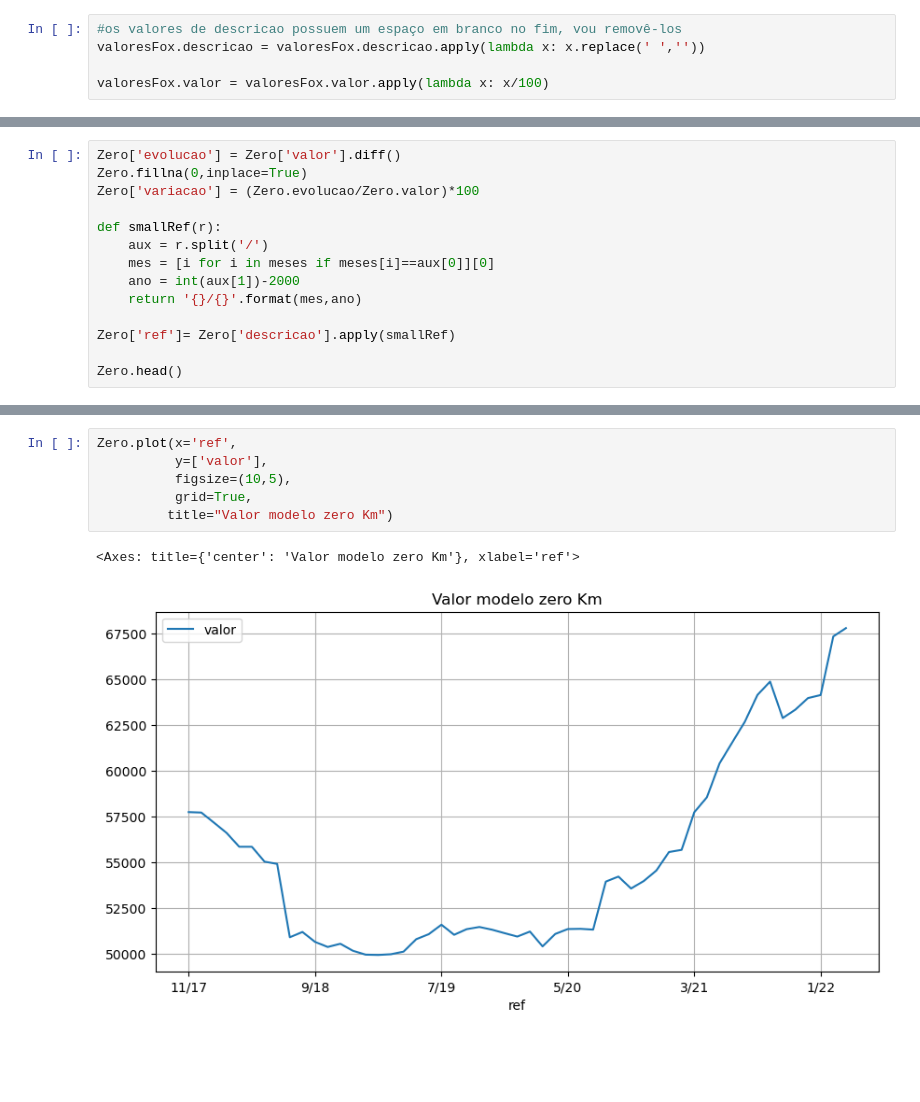
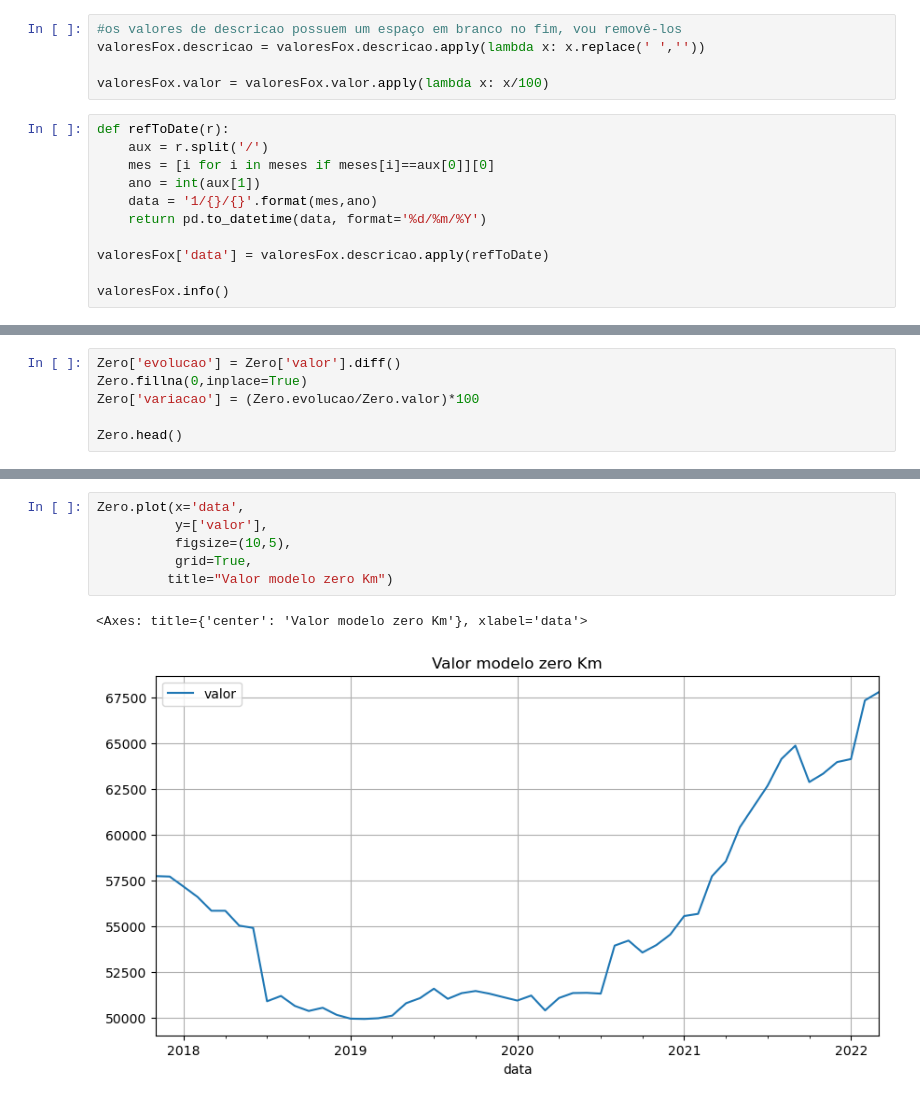
Before and after one commit to apcarneiro/autostats_artigo, a Jupyter notebook: ensaio.ipynb, the cells around one changed output, grey strips where cells are left out. Saved outputs shown, nothing was run; the diff lists cells and outputs as text; blank space fills up the shorter version.

```diff
--- a/ensaio.ipynb
+++ b/ensaio.ipynb
@@ -68,3 +63,14 @@ meses = {
 valoresFox.descricao = valoresFox.descricao.apply(lambda x: x.replace(' ',''))
 
 valoresFox.valor = valoresFox.valor.apply(lambda x: x/100)
+# %%
+def refToDate(r):
+    aux = r.split('/')
+    mes = [i for i in meses if meses[i]==aux[0]][0]
+    ano = int(aux[1])
+    data = '1/{}/{}'.format(mes,ano)
+    return pd.to_datetime(data, format='%d/%m/%Y')
+
+valoresFox['data'] = valoresFox.descricao.apply(refToDate)
+
+valoresFox.info()
@@ -83,13 +105,5 @@ Zero['evolucao'] = Zero['valor'].diff()
 Zero.fillna(0,inplace=True)
 Zero['variacao'] = (Zero.evolucao/Zero.valor)*100
 
-def smallRef(r):
-    aux = r.split('/')
-    mes = [i for i in meses if meses[i]==aux[0]][0]
-    ano = int(aux[1])-2000
-    return '{}/{}'.format(mes,ano)
-
-Zero['ref']= Zero['descricao'].apply(smallRef)
-
 Zero.head()
 # %% [output]
@@ -139,10 +151,10 @@ Fox18.plot(x='ref',
 # %%
-Zero.plot(x='ref',
+Zero.plot(x='data',
           y=['valor'],
           figsize=(10,5),
           grid=True,
          title="Valor modelo zero Km")
 # %% [output]
-<Axes: title={'center': 'Valor modelo zero Km'}, xlabel='ref'>
+<Axes: title={'center': 'Valor modelo zero Km'}, xlabel='data'>
-[figure, old version]
+[figure, new version]
 # %%
```
Also changed, not shown: parts of 46 cells of this notebook.
